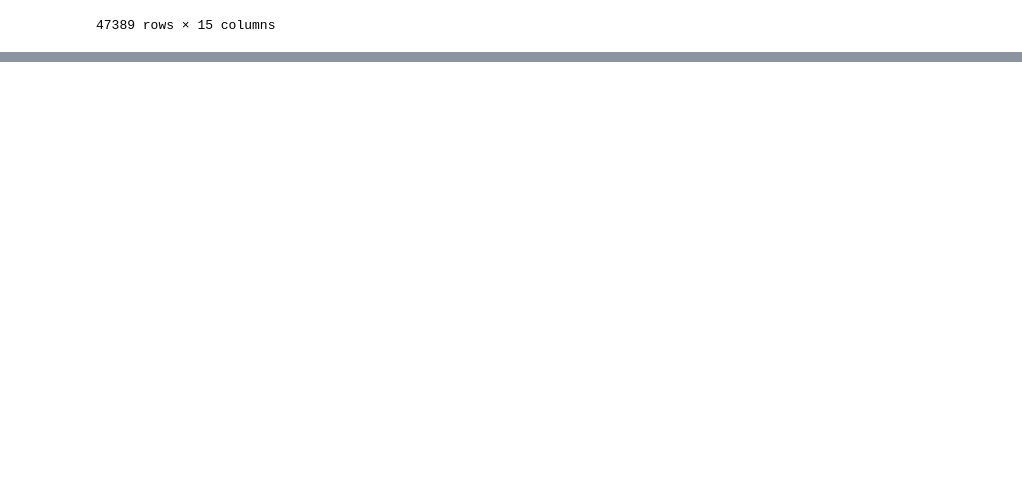
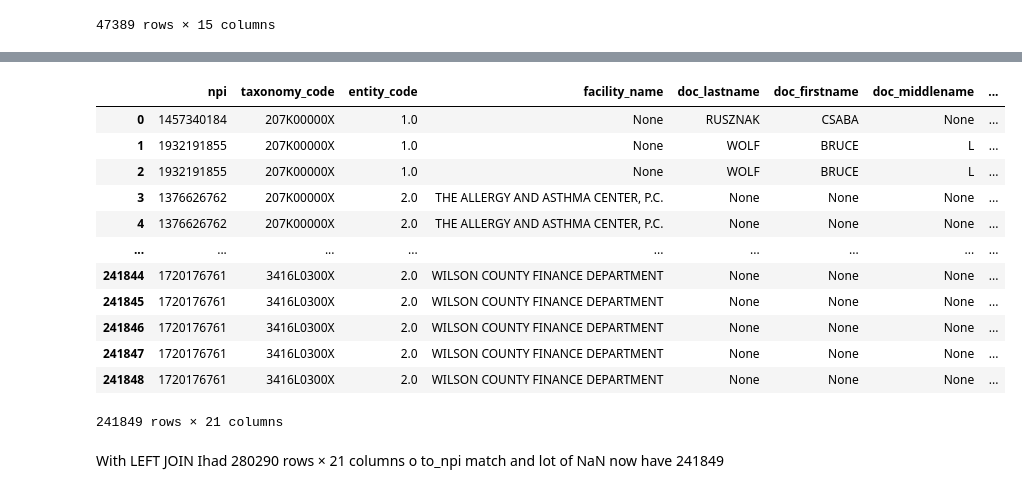
Before and after one commit to hcgreer/hop_team-team_blimp, a Jupyter notebook: hop_referal_dbsearch.ipynb, the cells around one changed output, grey strips where cells are left out. Cells and saved outputs as stored; diff of their text form; code cells hidden in the pictures; blank space fills up the shorter version.

```diff
--- a/hop_referal_dbsearch.ipynb
+++ b/hop_referal_dbsearch.ipynb
@@ -413,0 +414,55 @@ top_refered_to
+# %%
+query= """
+with cbsa_npi AS (
+SELECT npi,
+taxonomy_code,
+entity_type_code AS entity_code,
+`provider_organization_name_(legal_business_name)` AS facility_name,
+`provider_last_name_(legal_name)` AS doc_lastname,
+provider_first_name AS doc_firstname,
+provider_middle_name AS doc_middlename,
+provider_first_line_business_practice_location_address AS primary_address,
+provider_second_line_business_practice_location_address AS secondary_address,
+provider_business_practice_location_address_city_name AS city,
+provider_business_practice_location_address_state_name AS state,
+SUBSTR(provider_business_practice_location_address_postal_code, 1, 5) AS zipcode
+FROM npicode),
+
+npi_cbsa_added AS (
+SELECT cbsa_npi.*
+FROM cbsa_npi
+    INNER JOIN cbsa
+    ON cbsa_npi.zipcode = zip
+    WHERE cbsa.cbsa = 34980),
+
+npi_tax AS (
+SELECT npi_cbsa_added.*, grouping, classification, specialization
+FROM taxonomy AS tax
+    INNER JOIN npi_cbsa_added
+    ON tax.code = npi_cbsa_added.taxonomy_code)
+
+SELECT npi_tax.*, hop.*
+FROM npi_tax
+    INNER JOIN hop as hop
+    ON npi_tax.npi = hop.to_npi
+"""
+
+with sqlite3.connect('data/hop_referal.sqlite') as db:
+    nas_cbsa_tax_hop_tonpi = pd.read_sql(query, db)
+nas_cbsa_tax_hop_tonpi
+# %% [output]
+|  | npi | taxonomy_code | entity_code | facility_name | doc_lastname | doc_firstname | doc_middlename | ... |
+| 0 | 1457340184 | 207K00000X | 1.0 | None | RUSZNAK | CSABA | None | ... |
+| 1 | 1932191855 | 207K00000X | 1.0 | None | WOLF | BRUCE | L | ... |
+| 2 | 1932191855 | 207K00000X | 1.0 | None | WOLF | BRUCE | L | ... |
+| 3 | 1376626762 | 207K00000X | 2.0 | THE ALLERGY AND ASTHMA CENTER, P.C. | None | None | None | ... |
+| 4 | 1376626762 | 207K00000X | 2.0 | THE ALLERGY AND ASTHMA CENTER, P.C. | None | None | None | ... |
+| ... | ... | ... | ... | ... | ... | ... | ... | ... |
+| 241844 | 1720176761 | 3416L0300X | 2.0 | WILSON COUNTY FINANCE DEPARTMENT | None | None | None | ... |
+| 241845 | 1720176761 | 3416L0300X | 2.0 | WILSON COUNTY FINANCE DEPARTMENT | None | None | None | ... |
+| 241846 | 1720176761 | 3416L0300X | 2.0 | WILSON COUNTY FINANCE DEPARTMENT | None | None | None | ... |
+| 241847 | 1720176761 | 3416L0300X | 2.0 | WILSON COUNTY FINANCE DEPARTMENT | None | None | None | ... |
+| 241848 | 1720176761 | 3416L0300X | 2.0 | WILSON COUNTY FINANCE DEPARTMENT | None | None | None | ... |
+241849 rows × 21 columns
+# %% [markdown]
+With LEFT JOIN Ihad 280290 rows × 21 columns o to_npi match and lot of NaN now have 241849
```
Also changed, not shown: parts of 7 cells of this notebook.
